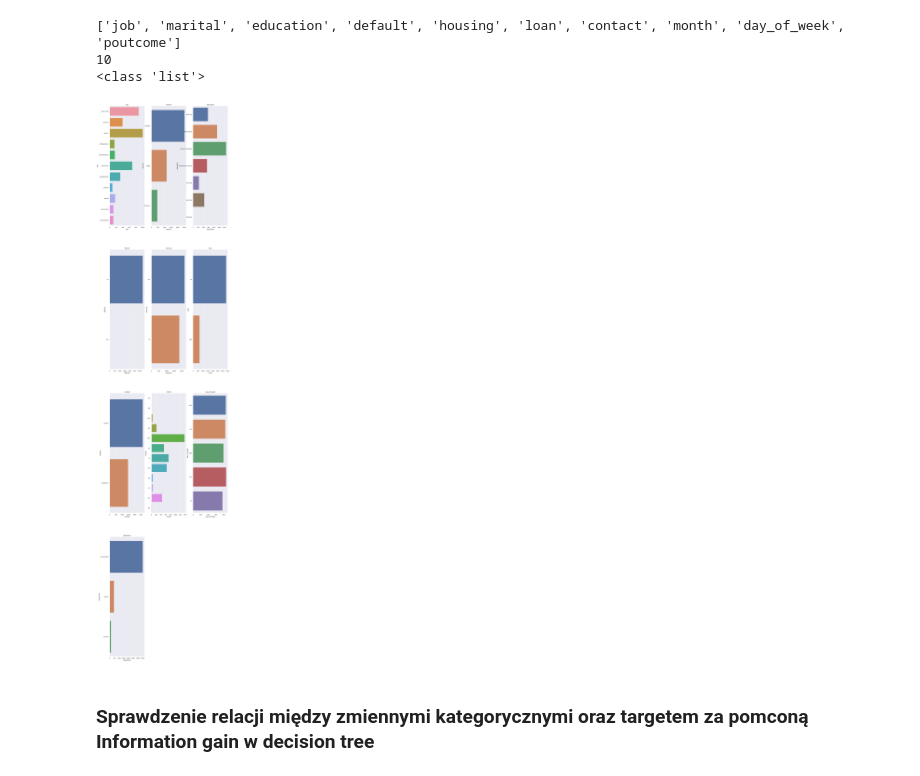
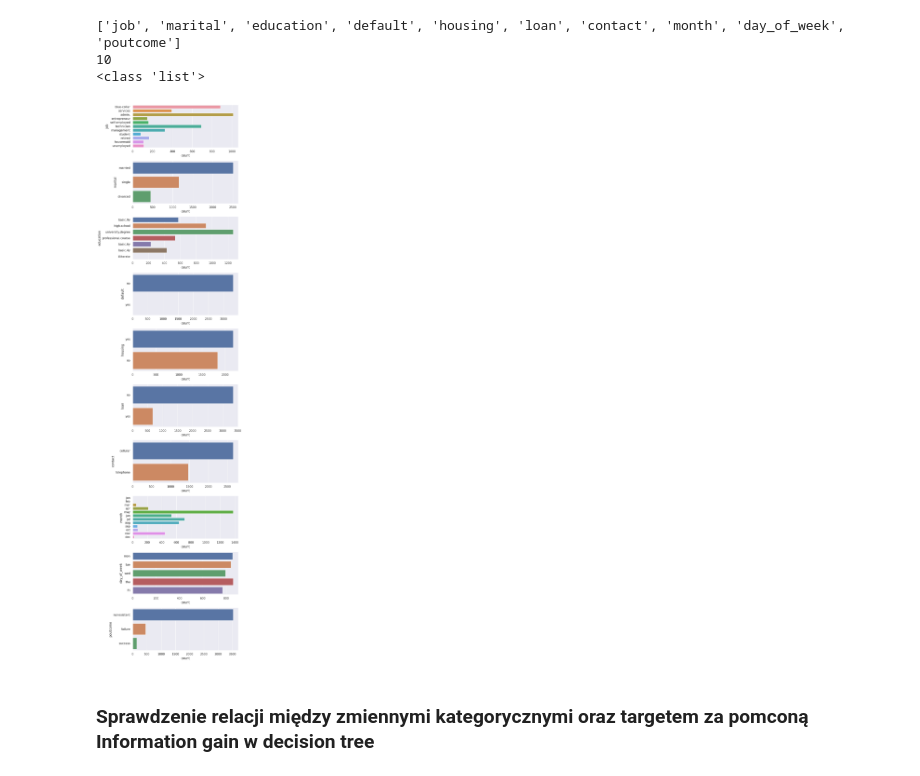
Before and after one commit to MarekSroka/Bank_Deposits, a Jupyter notebook: Bank_deposit_v4.ipynb, the cells around one changed output. Drawn from its saved outputs; the diff is of its cells as text; code cells hidden in the pictures.

```diff
--- a/Bank_deposit_v4.ipynb
+++ b/Bank_deposit_v4.ipynb
@@ -700,17 +685,22 @@ print(type(categorical_features))
 10
 <class 'list'>
 # %%
-plt.figure(figsize=(17, 80), facecolor='white')
-plotnumber = 1
-for categorical_feature in categorical_features:
-    ax = plt.subplot(4, 3, plotnumber)
+plt.figure(figsize=(8, 30), facecolor='white')
+
+rows = len(categorical_features)
+cols = 1
+
+for i, categorical_feature in enumerate(categorical_features, start=1):
+    ax = plt.subplot(rows, cols, i)
     sns.countplot(y=categorical_feature, data=df)
-    plt.xlabel(categorical_feature)
-    plt.title(categorical_feature)
-    plotnumber += 1
+    # plt.xlabel(categorical_feature)
+    # plt.title(categorical_feature)
+
+plt.tight_layout()
+
 plt.show()
 # %% [output]
-[figure, old version]
+[figure, new version]
 # %% [markdown]
 ### Sprawdzenie relacji między zmiennymi kategorycznymi oraz targetem za pomconą Information gain w decision tree
 # %%
```
Also changed, not shown: parts of 94 cells of this notebook.
